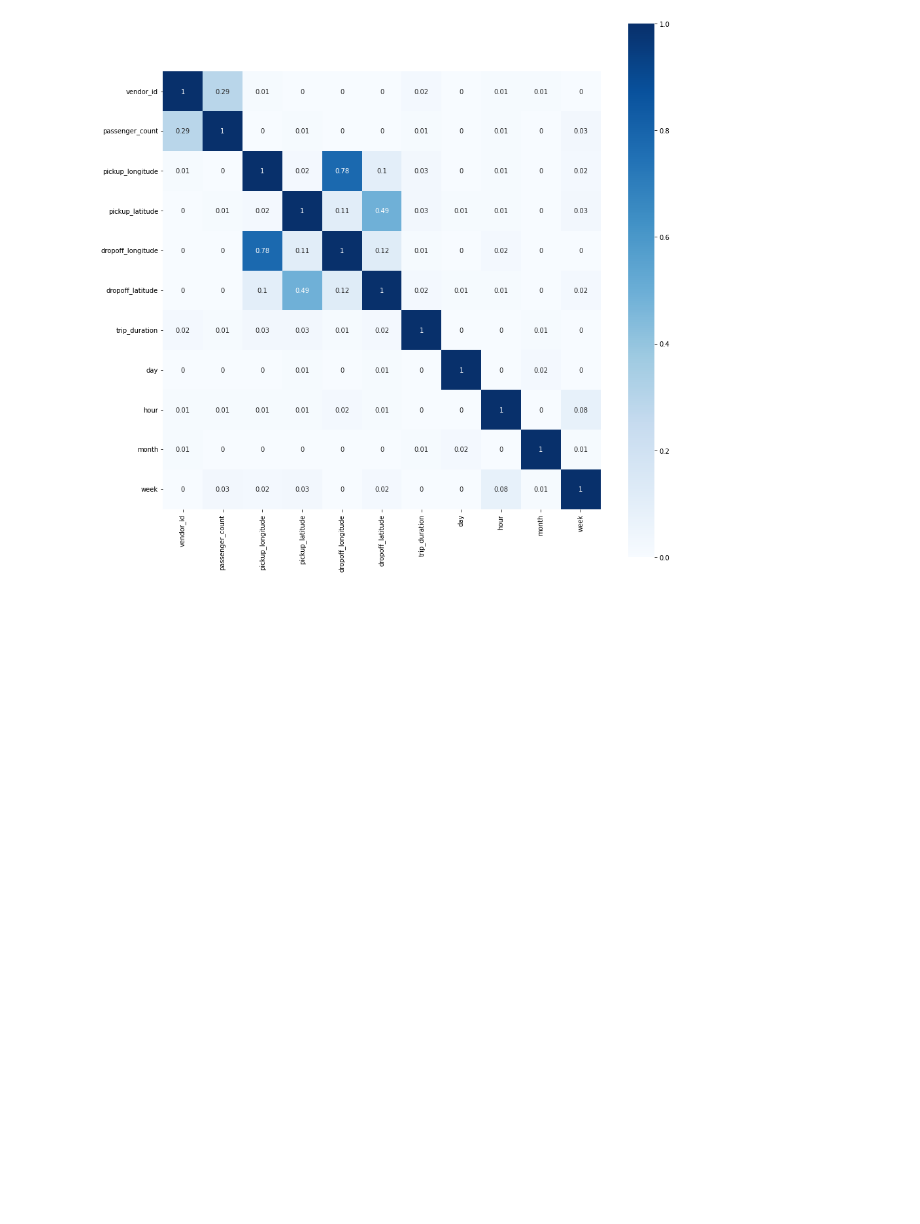
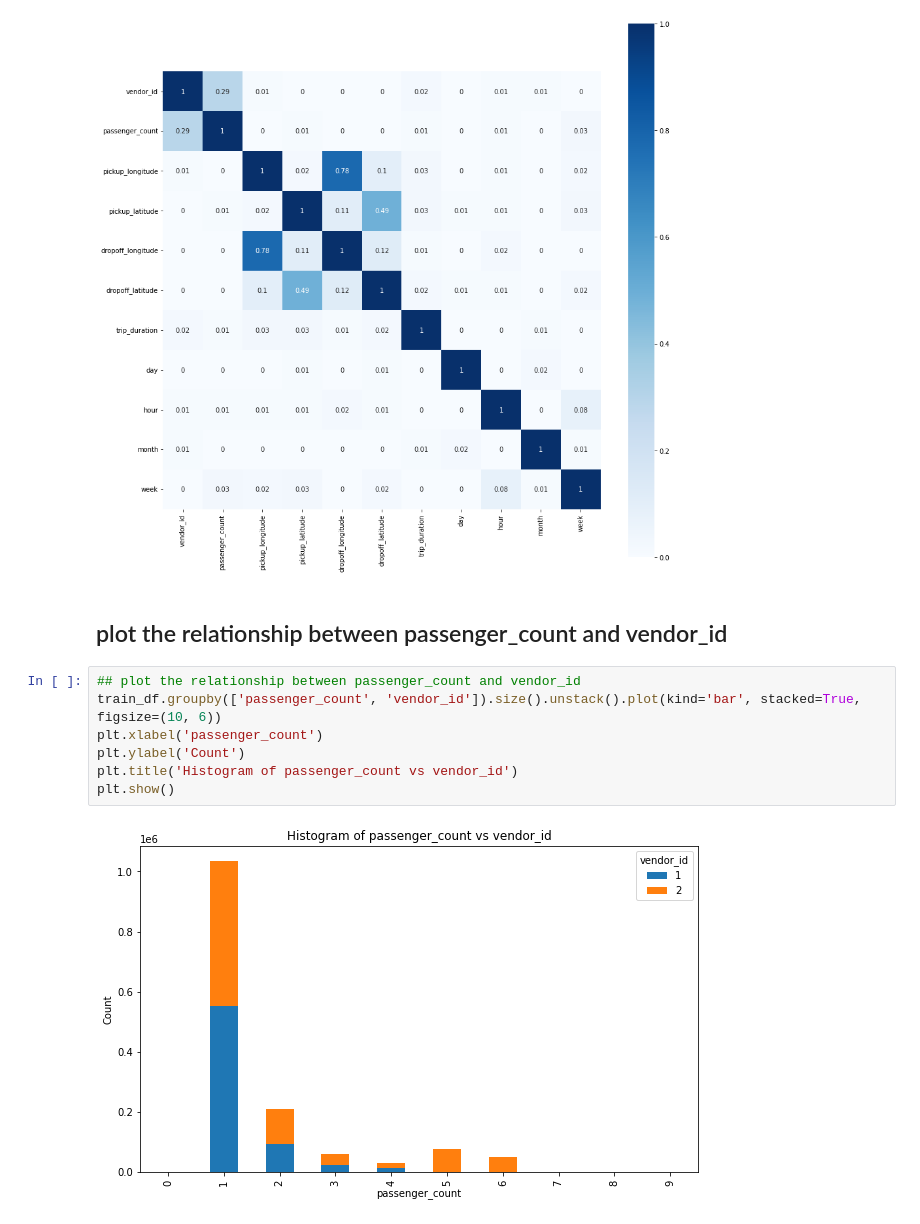
Before and after one commit to yousefelmahdy/Taxi-Trip-Duration-BD, a Jupyter notebook: EDA.ipynb, the cells around one changed output. Saved outputs shown, nothing was run; the diff lists cells and outputs as text; blank space fills up the shorter version.

```diff
--- a/EDA.ipynb
+++ b/EDA.ipynb
@@ -186,3 +217,14 @@ sns.heatmap(np.abs(np.round(corr_matrix, 2)), square=True, annot=True, cmap=plt.
 plt.show()
 # %% [output]
 [figure]
+# %% [markdown]
+## plot the relationship between passenger_count and vendor_id
+# %%
+## plot the relationship between passenger_count and vendor_id
+train_df.groupby(['passenger_count', 'vendor_id']).size().unstack().plot(kind='bar', stacked=True, figsize=(10, 6))
+plt.xlabel('passenger_count')
+plt.ylabel('Count')
+plt.title('Histogram of passenger_count vs vendor_id')
+plt.show()
+# %% [output]
+[figure, added]
```
Also changed, not shown: parts of 8 cells of this notebook.
